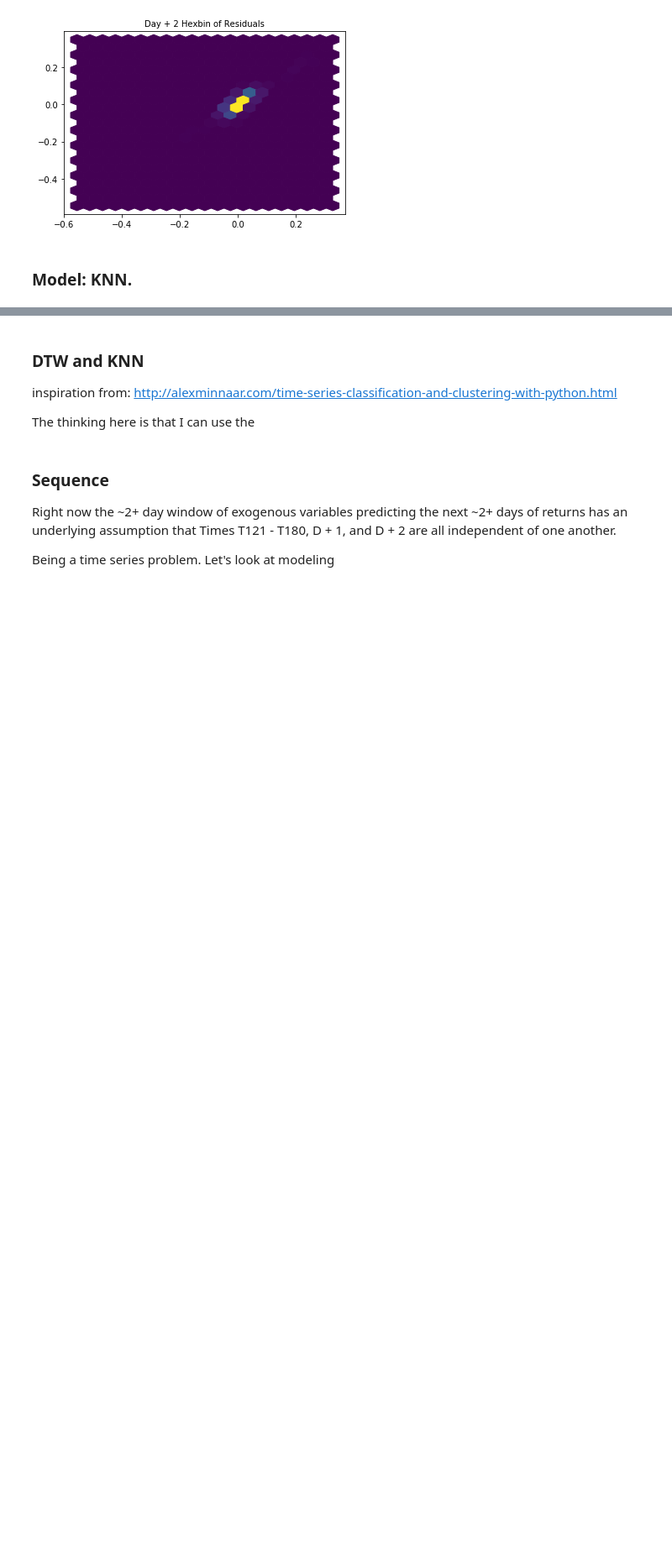
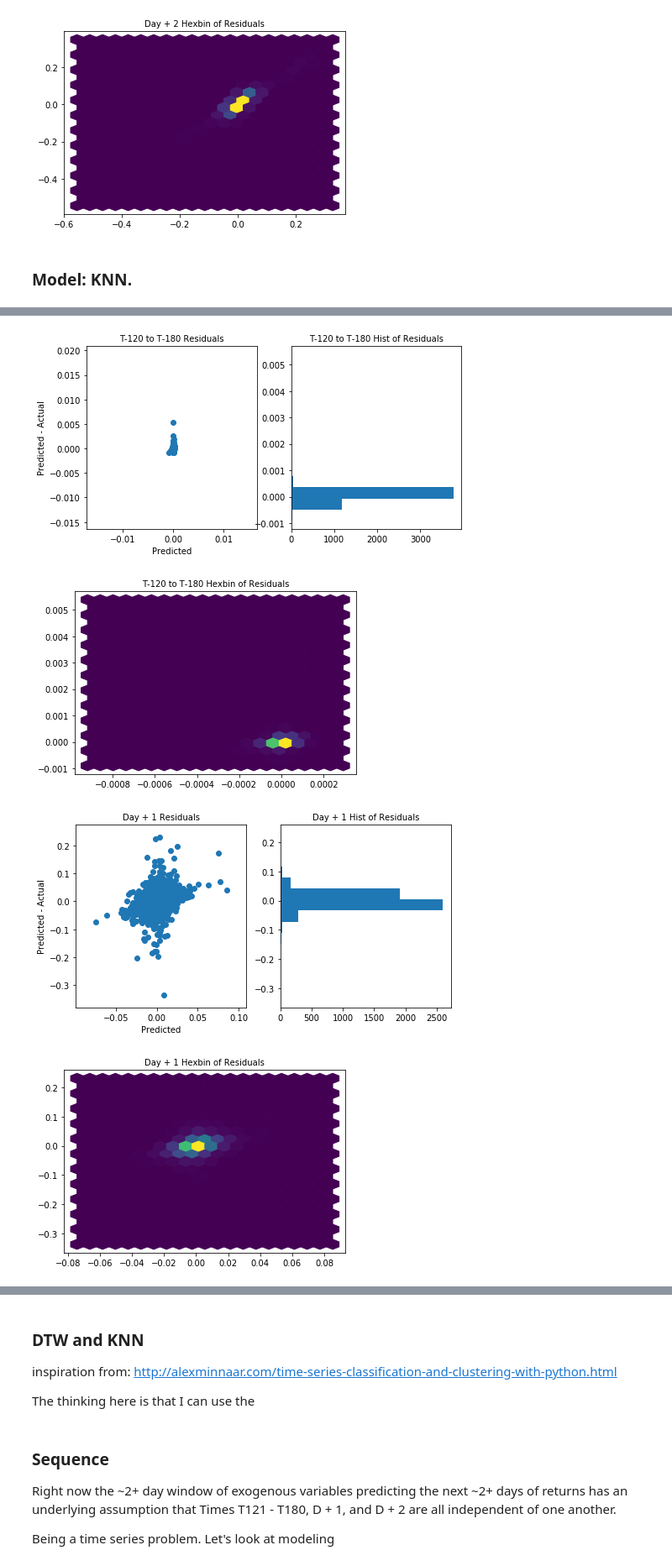
Before and after one commit to Ryanglambert/time_series, a Jupyter notebook: EDA Winton.ipynb, the cells around one changed output, grey strips where cells are left out. Shown at 84% size. Saved outputs shown, nothing was run; the diff lists cells and outputs as text; code cells hidden in the pictures; blank space fills up the shorter version.

```diff
--- a/EDA Winton.ipynb
+++ b/EDA Winton.ipynb
@@ -433,15 +422,15 @@ from sklearn.neighbors import KNeighborsRegressor
 # %%
 model = Pipeline(steps = [
     ('minmax_scaler', MinMaxScaler()),
-    ('RANSAC', KNeighborsRegressor(criterion='mae'))])
+    ('RANSAC', KNeighborsRegressor())])
 x_train, x_test, y_train, y_test, w_train, w_test = \
-    train_test_split(X_wfeatures.iloc[:1000],
-                     Y_wfeatures.iloc[:1000],
-                     w_wfeatures.iloc[:1000])
+    train_test_split(X_wfeatures,
+                     Y_wfeatures,
+                     w_wfeatures)
 
 model.fit(x_train, y_train)
 
 y_pred = model.predict(x_test)
 
-WMAE(y_test.values, y_pred, weights=w_test)
+WMAE(y_test.values, y_pred, weights=w_test.values)
 # %% [output]
@@ -457,0 +462,32 @@ Just predict D + 1 and D + 2
+# %%
+model_1 = Pipeline(steps = [
+    ('minmax_scaler', MinMaxScaler()),
+    ('RANSAC', RANSACRegressor())])
+
+model_2 = Pipeline(steps = [
+    ('minmax_scaler', MinMaxScaler()),
+    ('RANSAC', RANSACRegressor())])
+
+
+
+x_train, x_test, y_train, y_test, w_train, w_test = \
+    train_test_split(X_wfeatures,
+                     Y_wfeatures,
+                     w_wfeatures)
+
+model_1.fit(x_train, y_train.values[:, 1])
+model_2.fit(x_train, y_train.values[:, 2])
+
+y_pred_0 = np.zeros(x_test.shape)
+y_pred_d1 = model_1.predict(x_test)
+y_pred_d2 = model_2.predict(x_test)
+
+WMAE(y_test.values[:, 0],
+     y_pred[:, 0],
+     weights=w_test.values[:, 0]),\
+WMAE(y_test.values[:, 1],
+     y_pred[:, 1],
+     weights=w_test.values[:, 1]),\
+WMAE(y_test.values[:, 2],
+     y_pred[:, 2],
+     weights=w_test.values[:, 2])
@@ -457,0 +511,8 @@ Just predict D + 1 and D + 2
+# %%
+for col, title in enumerate(['T-120 to T-180', 'Day + 1', 'Day + 2']):
+    resid_plot(y_pred[:, col], y_test.iloc[:, col], title)
+# %% [output]
+[figure, added]
+[figure, added]
+[figure, added]
+[figure, added]
```
Also changed, not shown: parts of 13 cells of this notebook.
